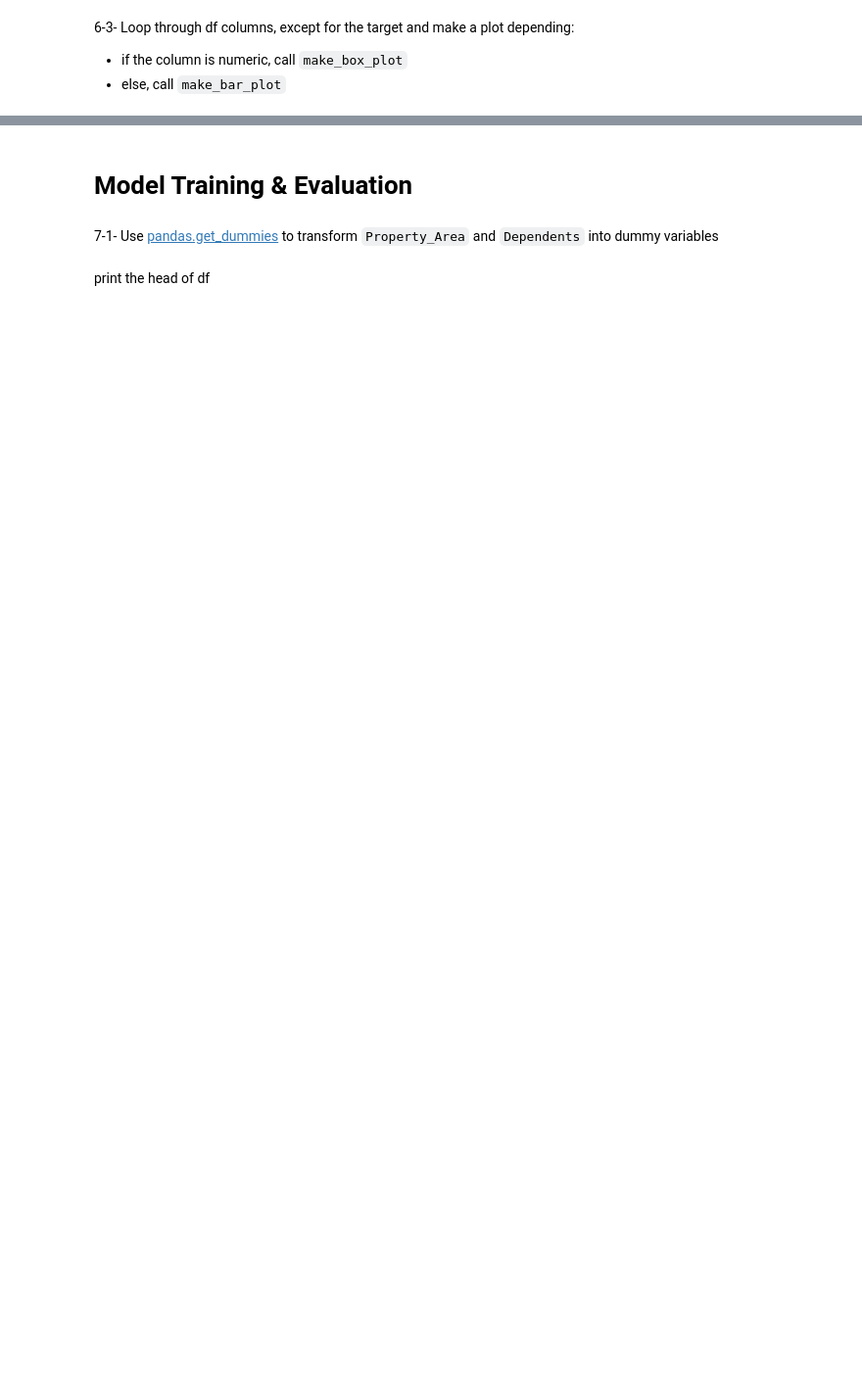
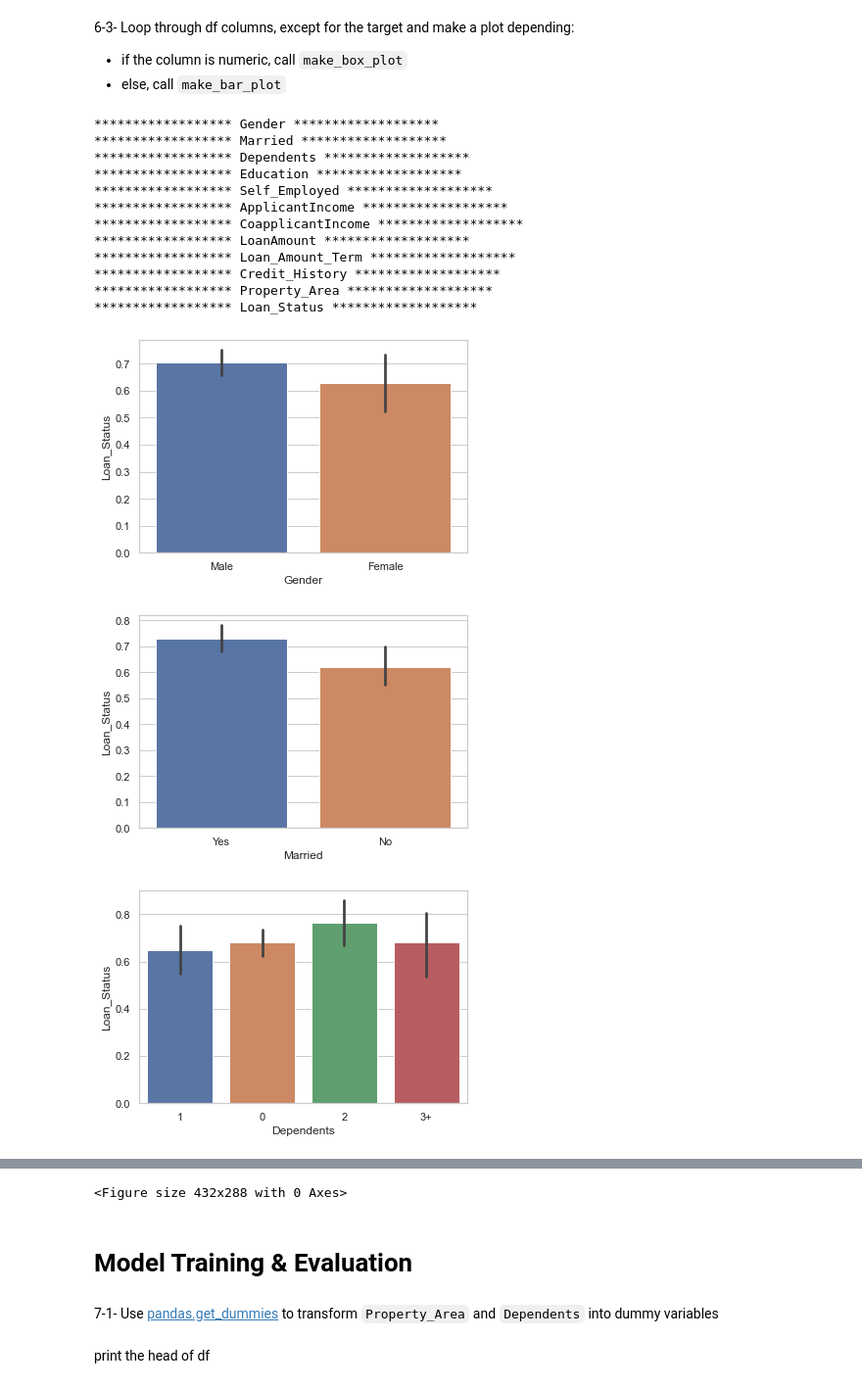
Before and after one commit to lagentcooper/Machine-Learning-Labs, a Jupyter notebook: lab4/RegressionLogistic Lab.ipynb, the cells around one changed output, grey strips where cells are left out. Shown at 98% size. Cells and saved outputs as stored; diff of their text form; code cells hidden in the pictures; blank space fills up the shorter version.

```diff
--- a/lab4/RegressionLogistic Lab.ipynb
+++ b/lab4/RegressionLogistic Lab.ipynb
@@ -129,2 +150,5 @@ def make_bar_plot(df, column):
+# %%
+def make_bar_plot(df, column):
+    sns.barplot(x=column, y="Loan_Status", data=df)
 # %%
 make_bar_plot(df, 'Property_Area')
@@ -140,2 +163,5 @@ def make_box_plot(df, column):
+# %%
+def make_box_plot(df, column):
+    sns.boxplot(x="Loan_Status", y=column, data=df)
 # %%
 make_box_plot(df, 'ApplicantIncome')
@@ -144,7 +172,30 @@ make_box_plot(df, 'ApplicantIncome')
 
 * if the column is numeric, call `make_box_plot`
 * else, call `make_bar_plot`
-# %%
-for col in # your code here:
-    print(f'****************** {col} *******************')
-    # your code here
+# %%
+for col in df:
+    print(f'****************** {col} *******************')
+    if col == "Target":
+        continue
+    if(df[col].dtype) == object:
+        make_bar_plot(df,col)
+        plt.figure()
+    else:
+        make_box_plot(df,col)
+        plt.figure()
+# %% [output]
+****************** Gender *******************
+****************** Married *******************
+****************** Dependents *******************
+****************** Education *******************
+****************** Self_Employed *******************
+****************** ApplicantIncome *******************
+****************** CoapplicantIncome *******************
+****************** LoanAmount *******************
+****************** Loan_Amount_Term *******************
+****************** Credit_History *******************
+****************** Property_Area *******************
+****************** Loan_Status *******************
+[figure, added]
+[figure, added]
+[figure, added]
@@ -151,3 +211,4 @@ for col in # your code here:
+<Figure size 432x288 with 0 Axes>
 # %% [markdown]
 # Model Training & Evaluation
 # %% [markdown]
```
Also changed, not shown: parts of 37 cells of this notebook.
